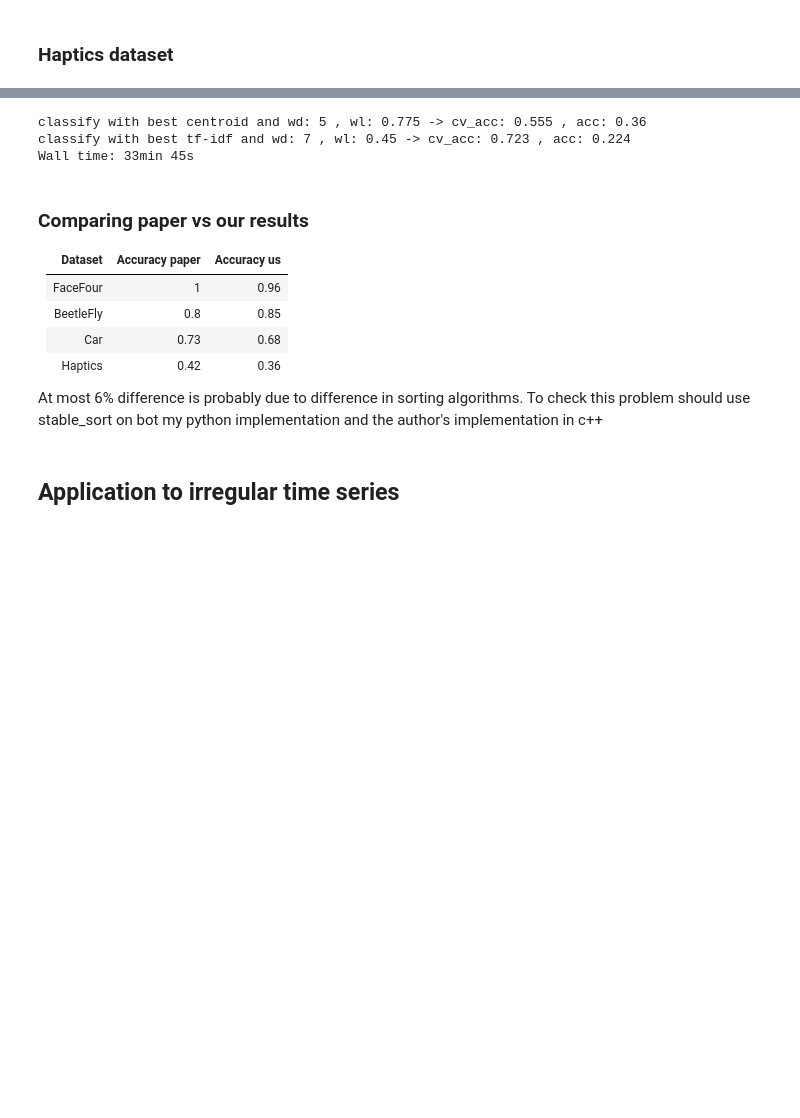
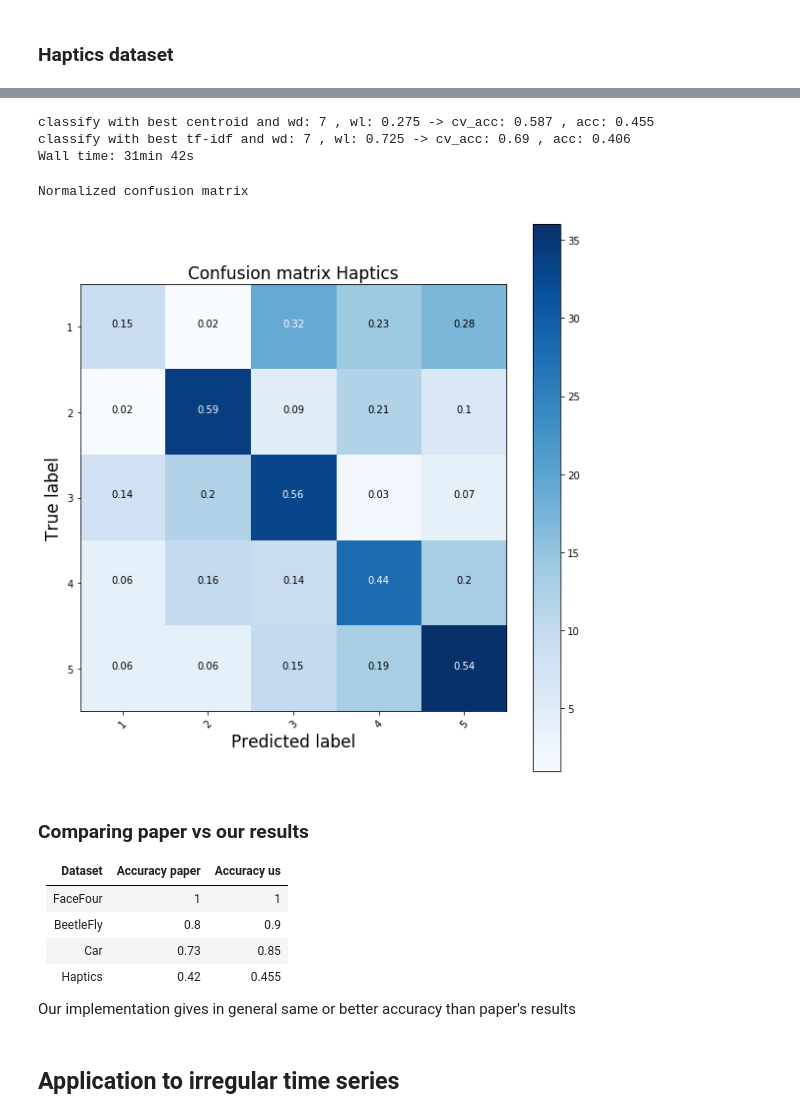
Before and after one commit to frmunozz/irregular-bag-of-pattern, a Jupyter notebook: notebooks/bagOfPatternsFeature.ipynb, the cells around one changed output, grey strips where cells are left out. Saved outputs shown, nothing was run; the diff lists cells and outputs as text; code cells hidden in the pictures; blank space fills up the shorter version.

```diff
--- a/notebooks/bagOfPatternsFeature.ipynb
+++ b/notebooks/bagOfPatternsFeature.ipynb
@@ -405,22 +513,33 @@ Wall time: 36min 52s
 # %%
 %%time
 top_n = 50
-main_test_ucr_p2(bopf4, bopf_t4, output_dict4, top_n)
+# main_test_ucr_p2(bopf4, bopf_t4, output_dict4, top_n)
+acc, s_index, pred_labels, real_labels, output_dict, _type = bopf_best_classifier(bopf4, bopf_t4,
+                                                                                   output_dict4,
+                                                                                   top_n)
 # %% [output]
-classify with best centroid and wd: 5 , wl: 0.775 -> cv_acc: 0.555 , acc: 0.36
-classify with best tf-idf and wd: 7 , wl: 0.45 -> cv_acc: 0.723 , acc: 0.224
-Wall time: 33min 45s
+classify with best centroid and wd: 7 , wl: 0.275 -> cv_acc: 0.587 , acc: 0.455
+classify with best tf-idf and wd: 7 , wl: 0.725 -> cv_acc: 0.69 , acc: 0.406
+Wall time: 31min 42s
+# %%
+cnf_matrix = confusion_matrix(real_labels, pred_labels)
+fig = plt.figure(figsize=(8, 8))
+plot_confusion_matrix(cnf_matrix, classes=bopf4.tlabel, normalize=True,
+                      title='Confusion matrix Haptics')
+# %% [output]
+Normalized confusion matrix
+[figure, added]
 # %% [markdown]
 ### Comparing paper vs our results
 
 | Dataset | Accuracy paper | Accuracy us |
 | :-: | :-: | :-: |
-| FaceFour | 1 | 0.96 |
-| BeetleFly | 0.8 | 0.85|
-| Car | 0.73 | 0.68 |
-| Haptics | 0.42 | 0.36|
+| FaceFour | 1 | 1 |
+| BeetleFly | 0.8 | 0.9|
+| Car | 0.73 | 0.85 |
+| Haptics | 0.42 | 0.455|
 
-At most 6% difference is probably due to difference in sorting algorithms. To check this problem should use stable_sort on bot my python implementation and the author's implementation in c++
+Our implementation gives in general same or better accuracy than paper's results
 # %% [markdown]
 ## Application to irregular time series
 # %% [markdown]
```
Also changed, not shown: parts of 46 cells of this notebook, 1 other file.
